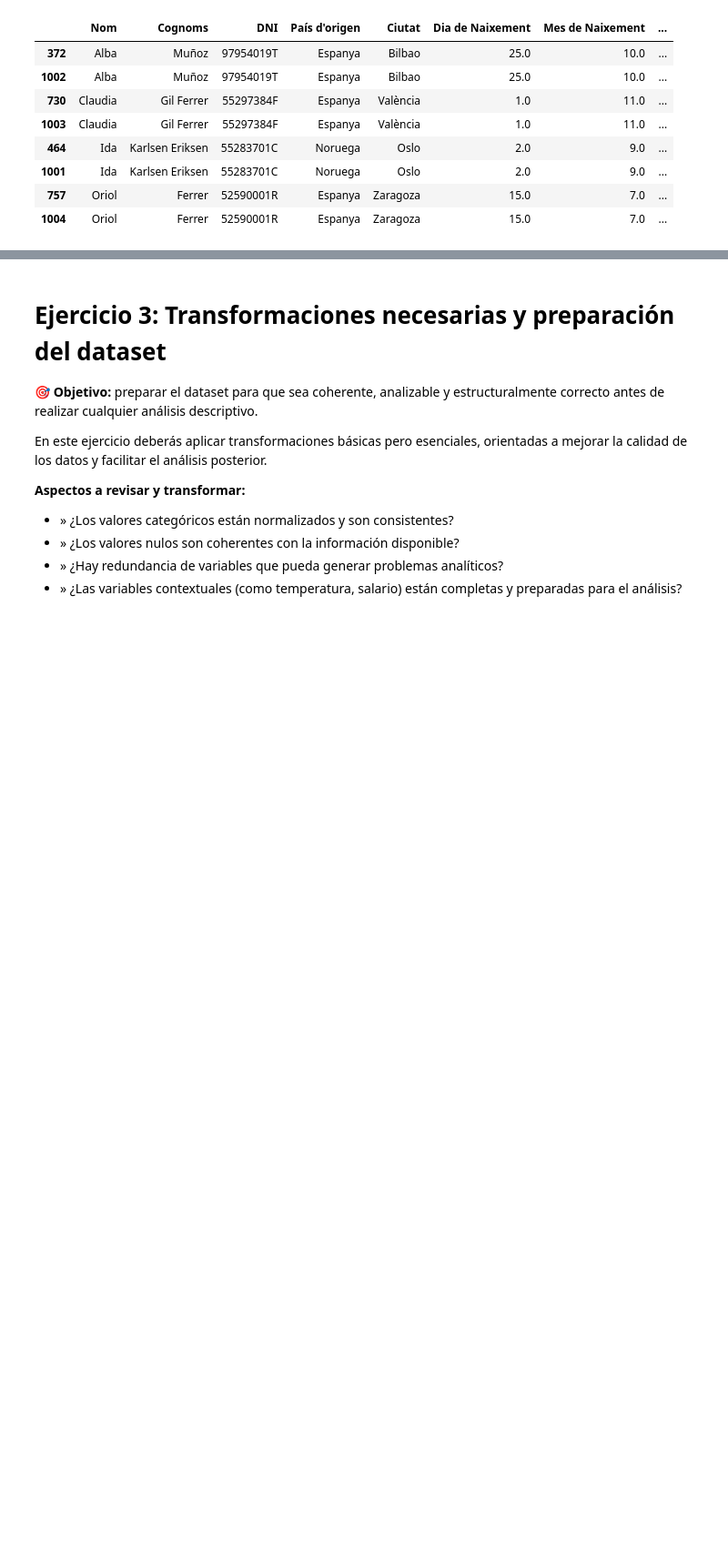
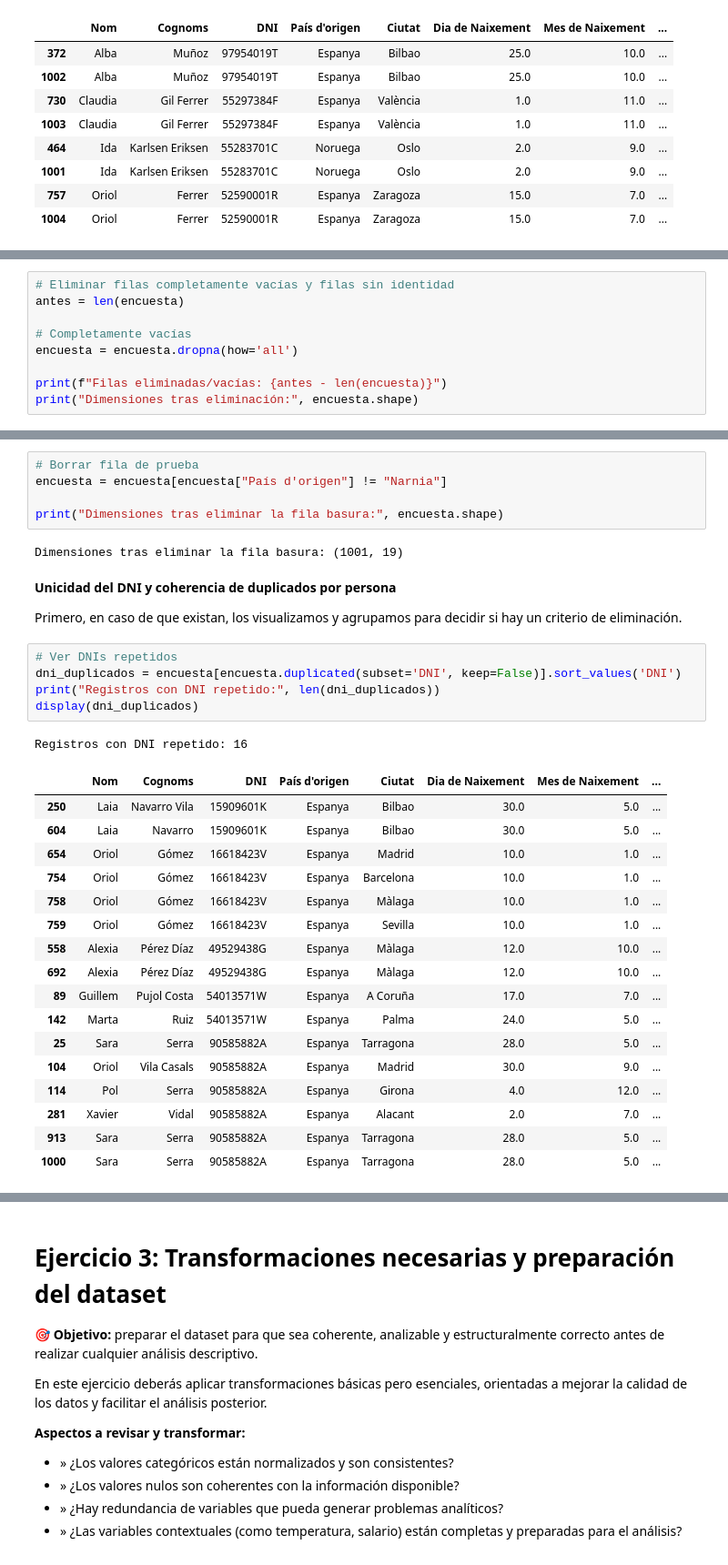
Before and after one commit to AlejandroNPereyra/Sprint-8---Data-Analysis, a Jupyter notebook: Sprint_8.ipynb, the cells around one changed output, grey strips where cells are left out. Shown at 91% size. Cells and saved outputs as stored; diff of their text form; blank space fills up the shorter version.

```diff
--- a/Sprint_8.ipynb
+++ b/Sprint_8.ipynb
@@ -328,0 +333,9 @@ Filas sin identidad mínima: 1
+# %%
+# Eliminar filas completamente vacías y filas sin identidad
+antes = len(encuesta)
+
+# Completamente vacías
+encuesta = encuesta.dropna(how='all')
+
+print(f"Filas eliminadas/vacías: {antes - len(encuesta)}")
+print("Dimensiones tras eliminación:", encuesta.shape)
@@ -328,0 +357,35 @@ Filas sin identidad mínima: 1
+# %%
+# Borrar fila de prueba
+encuesta = encuesta[encuesta["País d'origen"] != "Narnia"]
+
+print("Dimensiones tras eliminar la fila basura:", encuesta.shape)
+# %% [output]
+Dimensiones tras eliminar la fila basura: (1001, 19)
+# %% [markdown]
+**Unicidad del DNI y coherencia de duplicados por persona**
+
+Primero, en caso de que existan, los visualizamos y agrupamos para decidir si hay un criterio de eliminación.
+# %%
+# Ver DNIs repetidos
+dni_duplicados = encuesta[encuesta.duplicated(subset='DNI', keep=False)].sort_values('DNI')
+print("Registros con DNI repetido:", len(dni_duplicados))
+display(dni_duplicados)
+# %% [output]
+Registros con DNI repetido: 16
+|  | Nom | Cognoms | DNI | País d'origen | Ciutat | Dia de Naixement | Mes de Naixement | ... |
+| 250 | Laia | Navarro Vila | 15909601K | Espanya | Bilbao | 30.0 | 5.0 | ... |
+| 604 | Laia | Navarro | 15909601K | Espanya | Bilbao | 30.0 | 5.0 | ... |
+| 654 | Oriol | Gómez | 16618423V | Espanya | Madrid | 10.0 | 1.0 | ... |
+| 754 | Oriol | Gómez | 16618423V | Espanya | Barcelona | 10.0 | 1.0 | ... |
+| 758 | Oriol | Gómez | 16618423V | Espanya | Màlaga | 10.0 | 1.0 | ... |
+| 759 | Oriol | Gómez | 16618423V | Espanya | Sevilla | 10.0 | 1.0 | ... |
+| 558 | Alexia | Pérez Díaz | 49529438G | Espanya | Màlaga | 12.0 | 10.0 | ... |
+| 692 | Alexia | Pérez Díaz | 49529438G | Espanya | Màlaga | 12.0 | 10.0 | ... |
+| 89 | Guillem | Pujol Costa | 54013571W | Espanya | A Coruña | 17.0 | 7.0 | ... |
+| 142 | Marta | Ruiz | 54013571W | Espanya | Palma | 24.0 | 5.0 | ... |
+| 25 | Sara | Serra | 90585882A | Espanya | Tarragona | 28.0 | 5.0 | ... |
+| 104 | Oriol | Vila Casals | 90585882A | Espanya | Madrid | 30.0 | 9.0 | ... |
+| 114 | Pol | Serra | 90585882A | Espanya | Girona | 4.0 | 12.0 | ... |
+| 281 | Xavier | Vidal | 90585882A | Espanya | Alacant | 2.0 | 7.0 | ... |
+| 913 | Sara | Serra | 90585882A | Espanya | Tarragona | 28.0 | 5.0 | ... |
+| 1000 | Sara | Serra | 90585882A | Espanya | Tarragona | 28.0 | 5.0 | ... |
```
Also changed, not shown: parts of 79 cells of this notebook.
